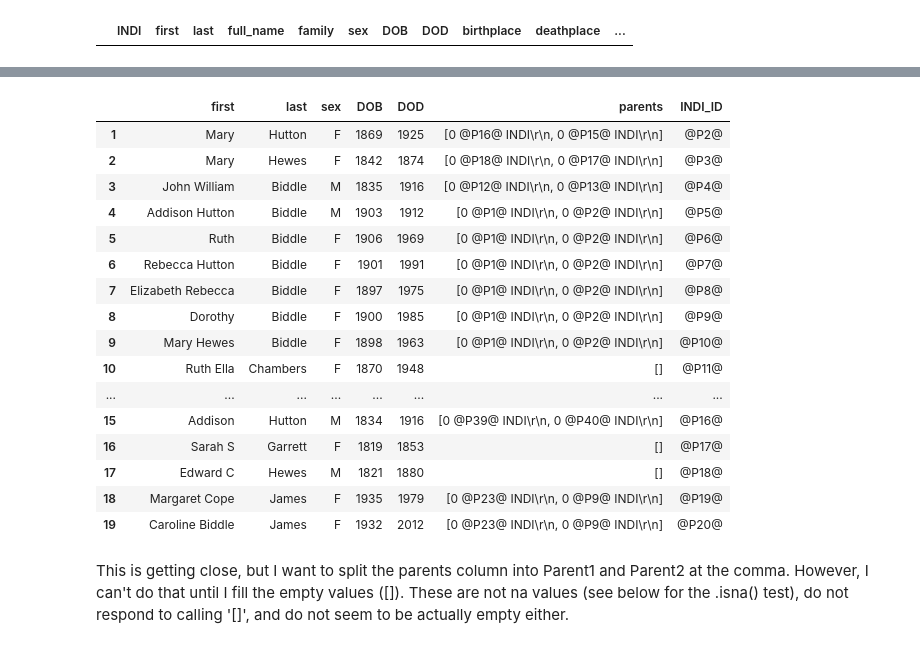
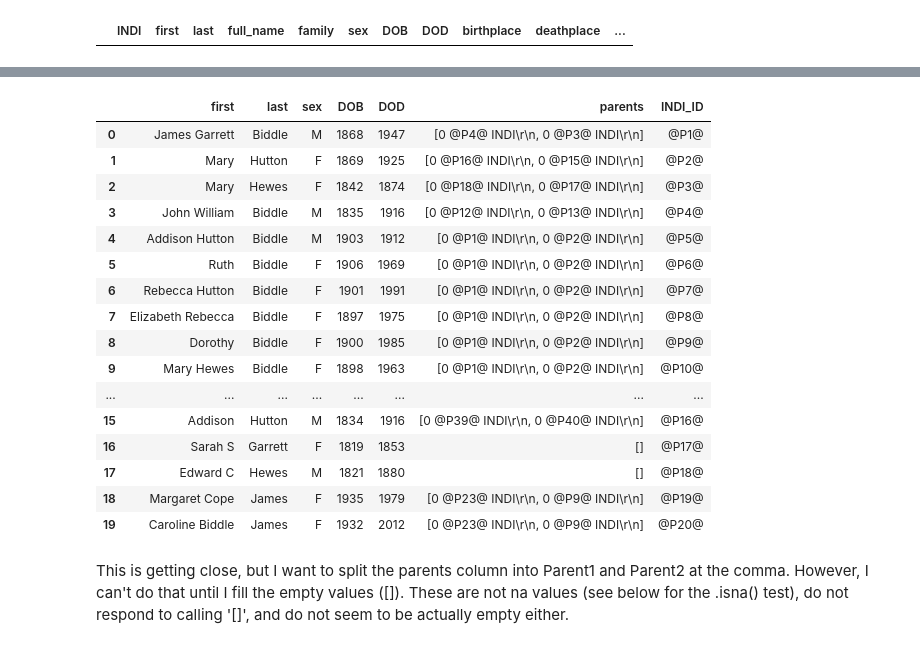
Before and after one commit to esibinga/IDV-exploratory-viz, a Jupyter notebook: .ipynb, the cells around one changed output, grey strips where cells are left out. Drawn from its saved outputs; the diff is of its cells as text; code cells hidden in the pictures.

```diff
--- a/.ipynb
+++ b/.ipynb
@@ -112,9 +106,10 @@ data
 # %%
 my_df = pd.DataFrame(data, columns=['first', 'last', 'sex', 'DOB', 'DOD', 'parents', 'INDI_ID'])
 # %%
-my_df[1:20]
+my_df[0:20]
 # %% [output]
 |  | first | last | sex | DOB | DOD | parents | INDI_ID |
+| 0 | James Garrett | Biddle | M | 1868 | 1947 | [0 @P4@ INDI\r\n, 0 @P3@ INDI\r\n] | @P1@ |
 | 1 | Mary | Hutton | F | 1869 | 1925 | [0 @P16@ INDI\r\n, 0 @P15@ INDI\r\n] | @P2@ |
 | 2 | Mary | Hewes | F | 1842 | 1874 | [0 @P18@ INDI\r\n, 0 @P17@ INDI\r\n] | @P3@ |
 | 3 | John William | Biddle | M | 1835 | 1916 | [0 @P12@ INDI\r\n, 0 @P13@ INDI\r\n] | @P4@ |
@@ -124,7 +119,6 @@ my_df[1:20]
 | 7 | Elizabeth Rebecca | Biddle | F | 1897 | 1975 | [0 @P1@ INDI\r\n, 0 @P2@ INDI\r\n] | @P8@ |
 | 8 | Dorothy | Biddle | F | 1900 | 1985 | [0 @P1@ INDI\r\n, 0 @P2@ INDI\r\n] | @P9@ |
 | 9 | Mary Hewes | Biddle | F | 1898 | 1963 | [0 @P1@ INDI\r\n, 0 @P2@ INDI\r\n] | @P10@ |
-| 10 | Ruth Ella | Chambers | F | 1870 | 1948 | [] | @P11@ |
 | ... | ... | ... | ... | ... | ... | ... | ... |
 | 15 | Addison | Hutton | M | 1834 | 1916 | [0 @P39@ INDI\r\n, 0 @P40@ INDI\r\n] | @P16@ |
 | 16 | Sarah S | Garrett | F | 1819 | 1853 | [] | @P17@ |
```
Also changed, not shown: parts of 20 cells of this notebook, 1 other file.
